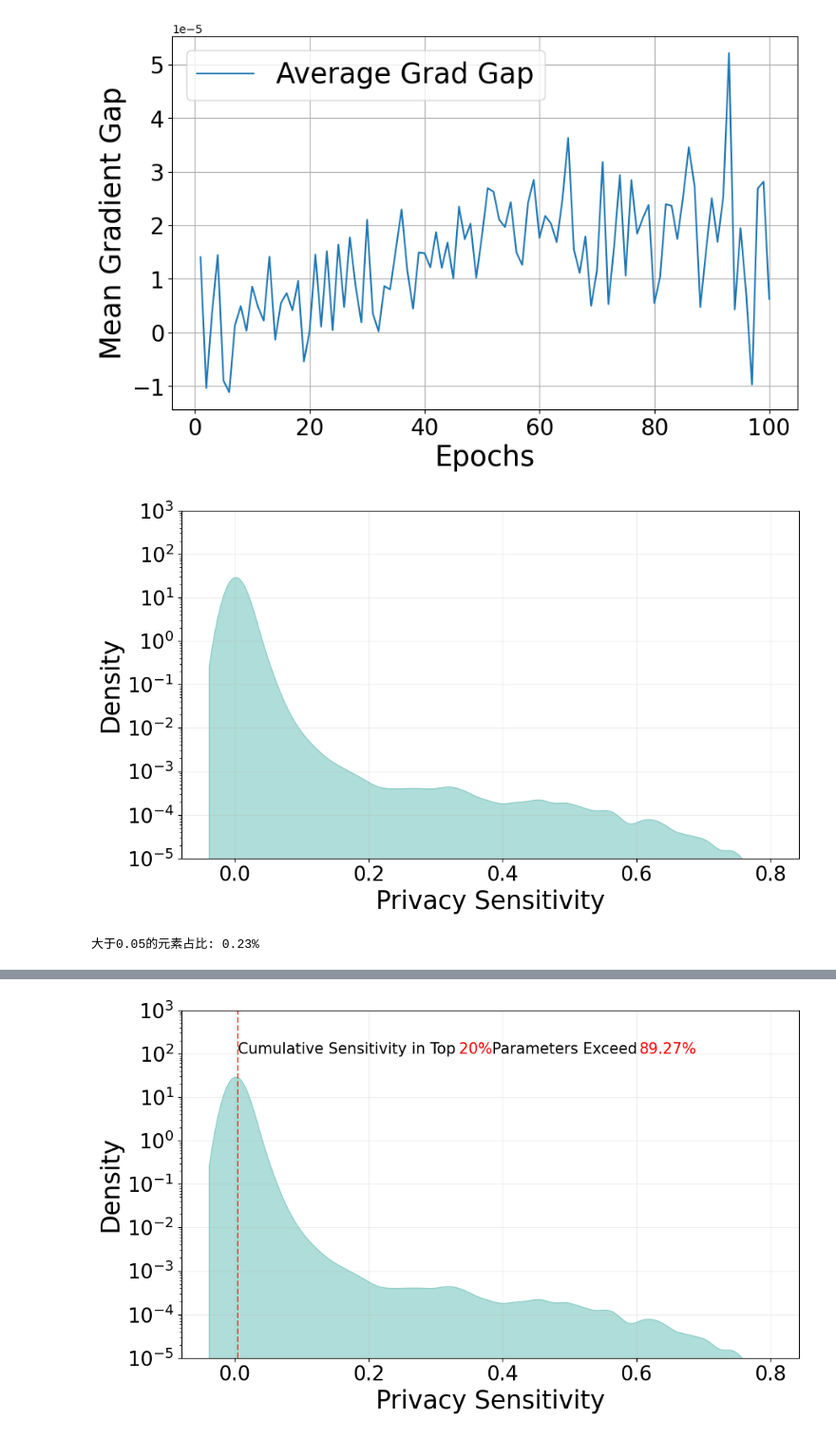
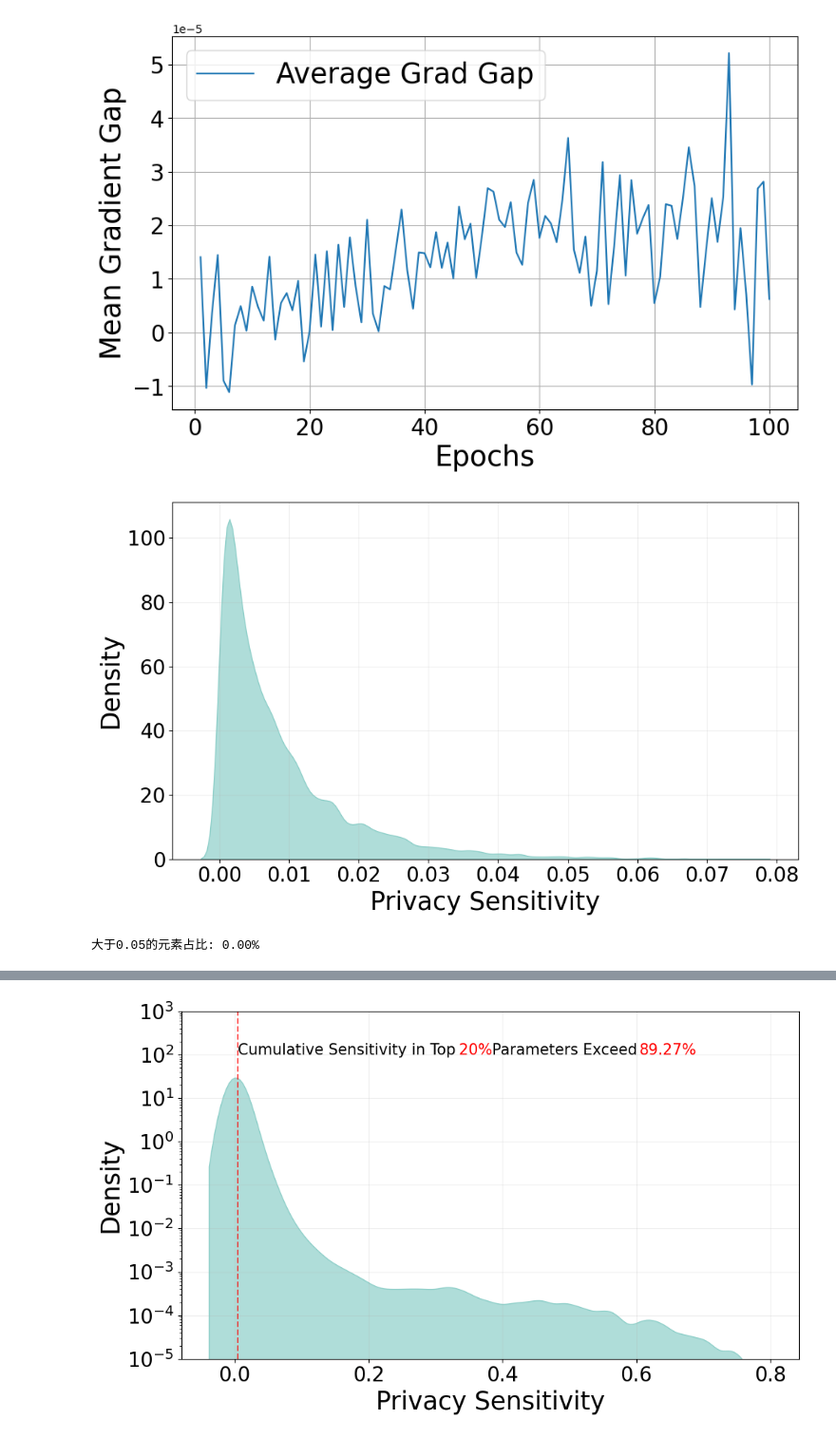
Before and after one commit to Fujump/MLHospital, a Jupyter notebook: mlh/examples/visual.ipynb, the cells around one changed output, grey strips where cells are left out. Shown at 95% size. Drawn from its saved outputs; the diff is of its cells as text; code cells hidden in the pictures.

Commit message:
Changes to be committed: 	modified:   .gitignore 	modified:   environment.yml 	modified:   mlh/examples/visual.ipynb 	new file:   mlh/examples/visual_loss_gap_adv.py

```diff
--- a/mlh/examples/visual.ipynb
+++ b/mlh/examples/visual.ipynb
@@ -757,9 +1413,11 @@ loaded_grad_gaps = torch.load(f'/data/home/huq/MLHospital/log_distribution/grad_
 
 # Collect all grad_gaps from the last epoch
 for name, grad_gap in loaded_grad_gaps.items():
-    # if "bn" in name:
-    grad_gap_values = abs(grad_gap.cpu().numpy().flatten())  # Convert to numpy array and flatten
-    grad_gaps_last_epoch.extend(grad_gap_values)  # Add to the list
+    if "fc" in name:
+    # if "layer1" in name:
+    #     print("module.layer1")
+        grad_gap_values = abs(grad_gap.cpu().numpy().flatten())  # Convert to numpy array and flatten
+        grad_gaps_last_epoch.extend(grad_gap_values)  # Add to the list
 
 # Convert to numpy array for easier handling
 grad_gaps_last_epoch = np.array(grad_gaps_last_epoch)
@@ -767,38 +1425,39 @@ grad_gaps_last_epoch = np.array(grad_gaps_last_epoch)
 # Plot the distribution of grad_gaps using a histogram
 plt.figure(figsize=(10, 6))
 # plt.hist(grad_gaps_last_epoch, bins=300, alpha=0.7, color='b', label='Privacy Sensitivity Distribution',density=True)
-sns.kdeplot(grad_gaps_last_epoch, bw_adjust=40, fill=True, color='#8ECFC9', label='Privacy Sensitivity Distribution', alpha=0.7)
+# sns.kdeplot(grad_gaps_last_epoch, bw_adjust=40, fill=True, color='#8ECFC9', label='Privacy Sensitivity Distribution', alpha=0.7)
+sns.kdeplot(grad_gaps_last_epoch, bw_adjust=0.5, fill=True, color='#8ECFC9', label='Privacy Sensitivity Distribution', alpha=0.7)
 
 # Alternatively, use a density plot if desired
 # import seaborn as sns
 # sns.kdeplot(grad_gaps_last_epoch, shade=True, label='Grad Gap Density')
 
 # plt.title('Gradient Gap Distribution (Last Epoch)')
 plt.xlabel('Privacy Sensitivity',fontsize=25)
 plt.ylabel('Density',fontsize=25)
 plt.xticks(fontsize=20)
 plt.yticks(fontsize=20)
-plt.yscale('log')
-plt.ylim(1e-5,1e3)
+# plt.yscale('log')
+# plt.ylim(1e-5,1e3)
 # plt.legend(fontsize=25)
 plt.grid(True,alpha=0.2)
 plt.tight_layout()  # 自动调整布局
-plt.savefig("/data/home/huq/MLHospital/figs/loss_gap_grad_distribution_normal.pdf")
+plt.savefig("/data/home/huq/MLHospital/figs/loss_gap_grad_distribution_fc_PAST.pdf")
 plt.show()
 
 #####################
 #####################
 
 # 统计大于 0.05 的元素数量
-count_above_threshold = np.sum(grad_gaps_last_epoch > 0.05)
+count_above_threshold = np.sum(grad_gaps_last_epoch > 0.1)
 
 # 计算总元素数量
 total_count = grad_gaps_last_epoch.size
 
 # 计算占比
 proportion = count_above_threshold / total_count
 
 print(f'大于0.05的元素占比: {proportion:.2%}')
 # %% [output]
-[figure, old version]
+[figure, new version]
-大于0.05的元素占比: 0.23%
+大于0.05的元素占比: 0.00%
```
Also changed, not shown: parts of 13 cells of this notebook, 3 other files.
